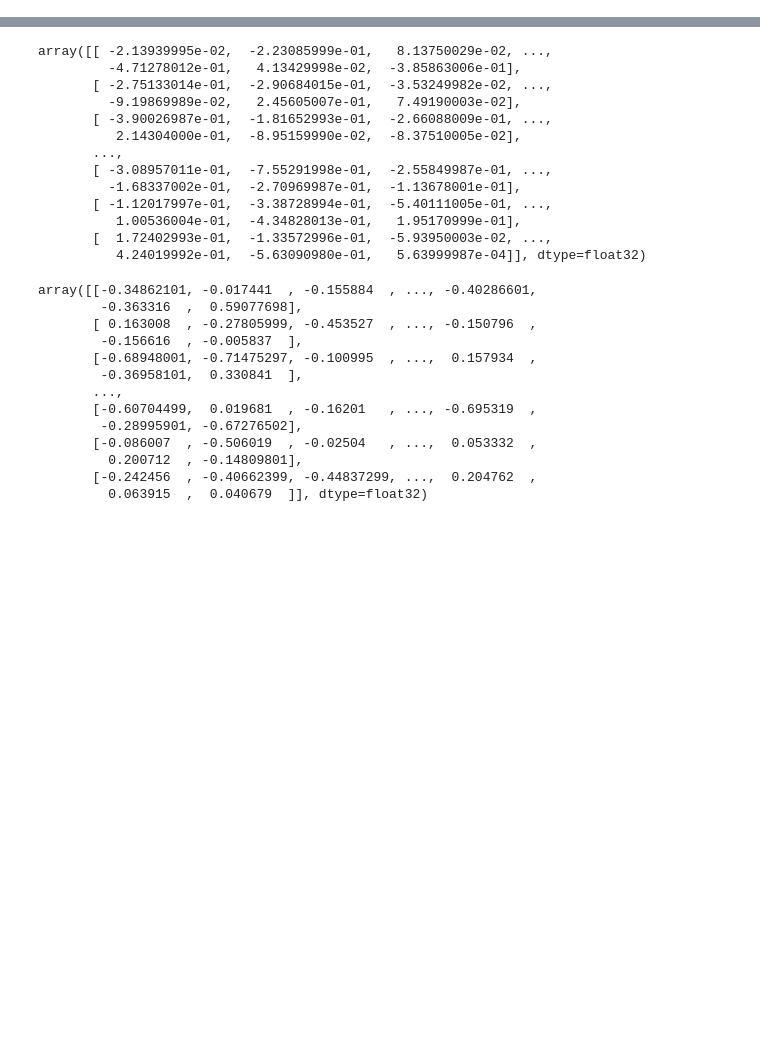
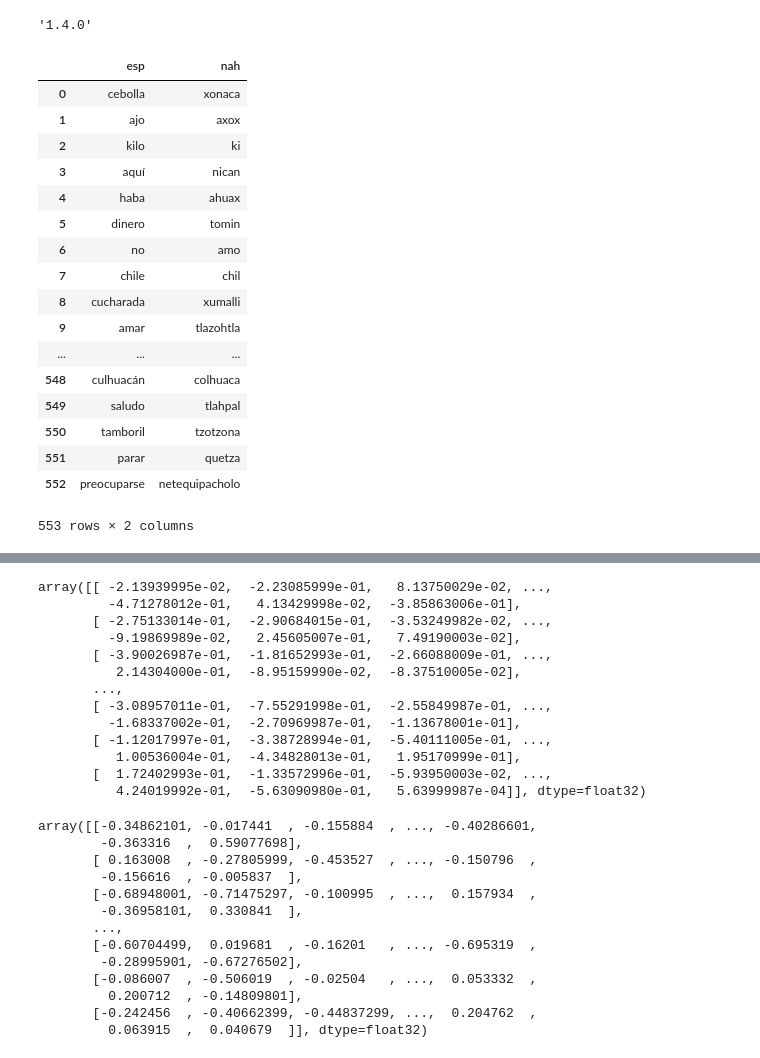
Before and after one commit to jolivaresc/TSTL, a Jupyter notebook: prototypes/Prototype.ipynb, the cells around one changed output, grey strips where cells are left out. Cells and saved outputs as stored; diff of their text form; code cells hidden in the pictures; blank space fills up the shorter version.

Commit message:
queries para obtener indices de lexicon semillas usando pandas

```diff
--- a/prototypes/Prototype.ipynb
+++ b/prototypes/Prototype.ipynb
@@ -7,11 +9,38 @@
 import tensorflow as tf
 from pandas import set_option,read_csv
 from numpy import array,float32
+# %%
+tf.__version__
+# %% [output]
+'1.4.0'
 # %%
 tf.set_random_seed(42)
 # %%
 set_option('display.max_colwidth', -1)
 set_option('precision', 18)
+# %%
+lexiconsemilla = read_csv("../lexiconessemilla/lexicon.esna.proc.norep.tmp2",delimiter=" ", names=["esp","nah"])
+# %%
+lexiconsemilla
+# %% [output]
+|  | esp | nah |
+| 0 | cebolla | xonaca |
+| 1 | ajo | axox |
+| 2 | kilo | ki |
+| 3 | aquí | nican |
+| 4 | haba | ahuax |
+| 5 | dinero | tomin |
+| 6 | no | amo |
+| 7 | chile | chil |
+| 8 | cucharada | xumalli |
+| 9 | amar | tlazohtla |
+| ... | ... | ... |
+| 548 | culhuacán | colhuaca |
+| 549 | saludo | tlahpal |
+| 550 | tamboril | tzotzona |
+| 551 | parar | quetza |
+| 552 | preocuparse | netequipacholo |
+553 rows × 2 columns
 # %%
 es = read_csv("../vectors/es.node2vec.embeddings", delimiter = " ", skiprows = 1, header = None)
 na = read_csv("../vectors/na.node2vec.embeddings", delimiter = " ", skiprows = 1, header = None)
```
Also changed, not shown: parts of 10 cells of this notebook.
